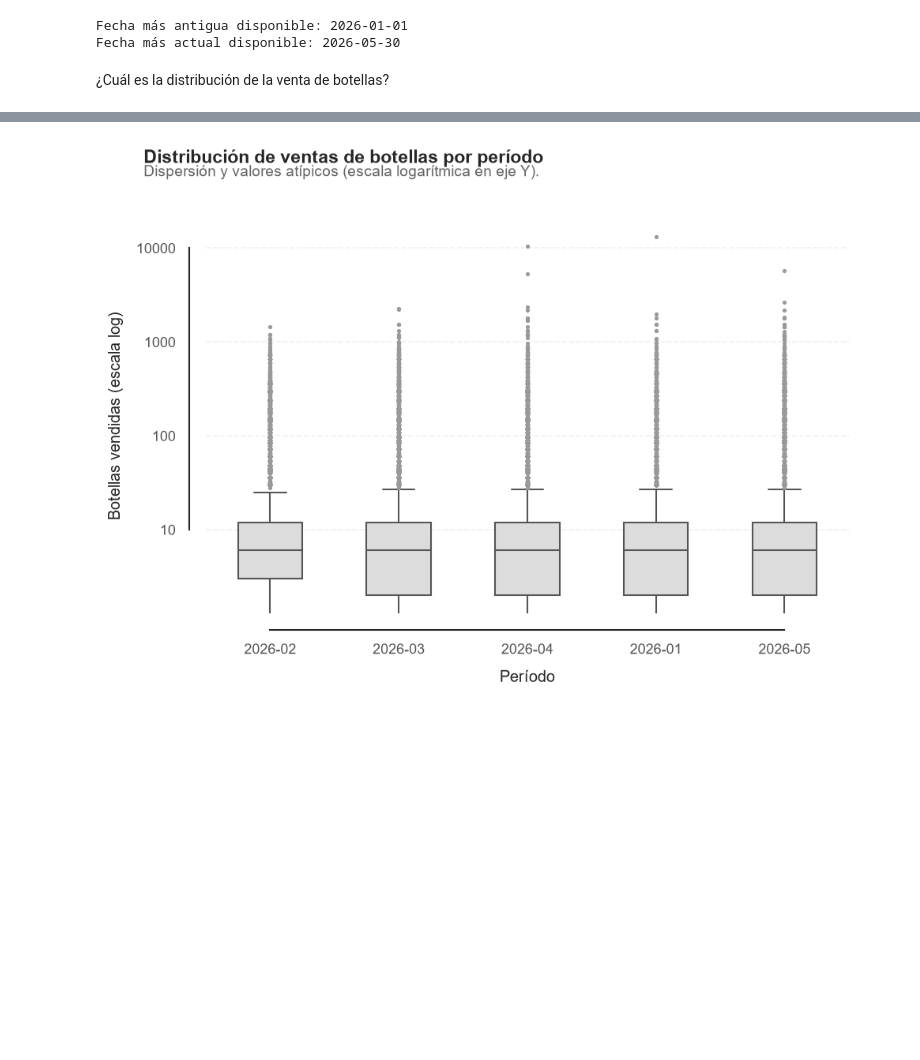
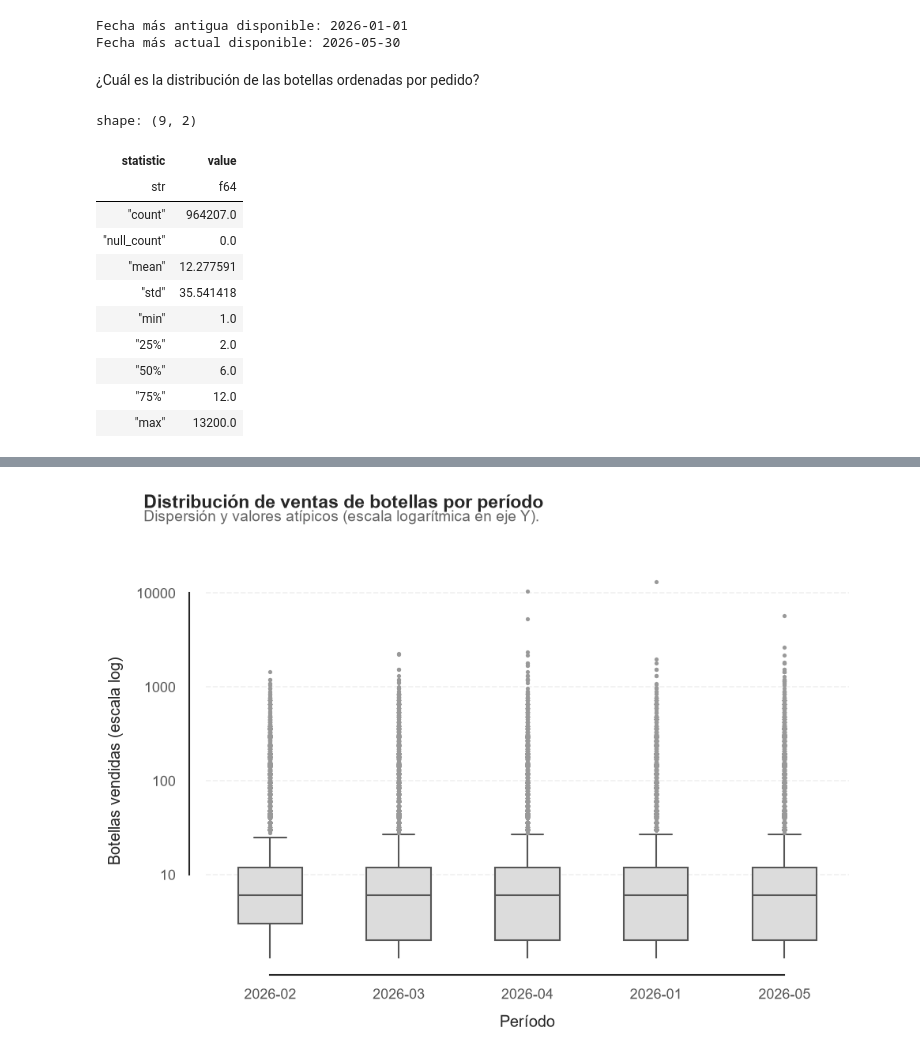
Before and after one commit to charliebrown007/Proyecto_UCB_2da_fase, a Jupyter notebook: 03_scripts/s_04_Fase_02.ipynb, the cells around one changed output, grey strips where cells are left out. Drawn from its saved outputs; the diff is of its cells as text; code cells hidden in the pictures; blank space fills up the shorter version.

```diff
--- a/03_scripts/s_04_Fase_02.ipynb
+++ b/03_scripts/s_04_Fase_02.ipynb
@@ -218,4 +217,19 @@ print(f"Fecha más actual disponible: {df_01.get_column('ordered_on').max()}")
 Fecha más antigua disponible: 2026-01-01
 Fecha más actual disponible: 2026-05-30
 # %% [markdown]
-¿Cuál es la distribución de la venta de botellas?
+¿Cuál es la distribución de las botellas ordenadas por pedido?
+# %%
+df_01['sales_bottles'].describe()
+# %% [output]
+shape: (9, 2)
+| statistic | value |
+| str | f64 |
+| "count" | 964207.0 |
+| "null_count" | 0.0 |
+| "mean" | 12.277591 |
+| "std" | 35.541418 |
+| "min" | 1.0 |
+| "25%" | 2.0 |
+| "50%" | 6.0 |
+| "75%" | 12.0 |
+| "max" | 13200.0 |
```
Also changed, not shown: parts of 13 cells of this notebook, 5 other files.
